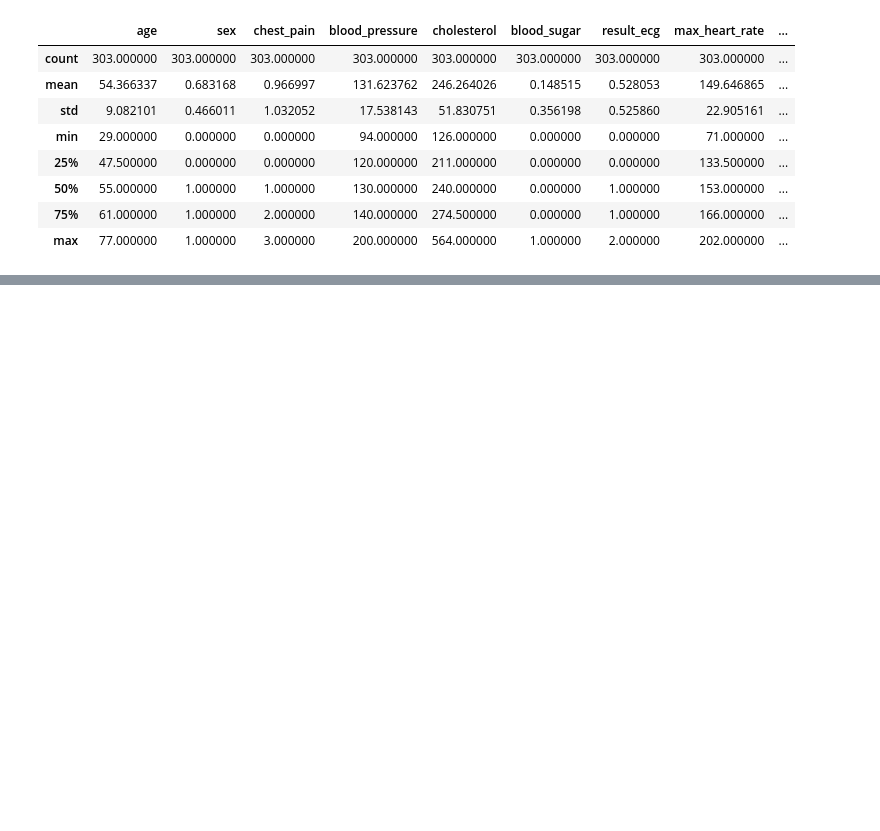
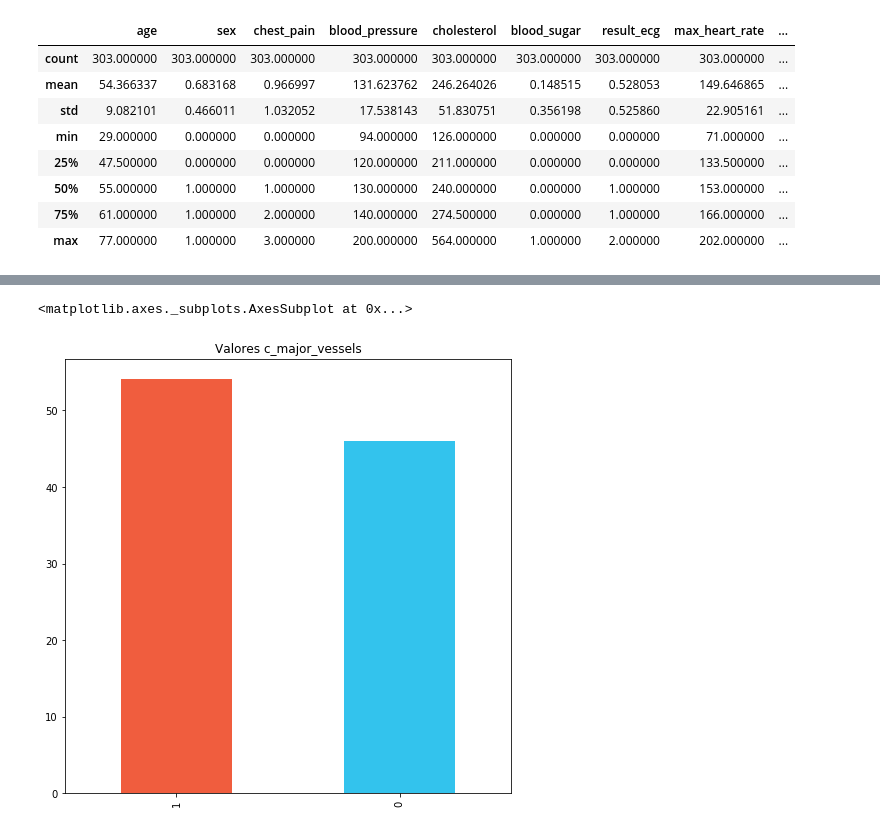
Before and after one commit to NicoMalta/ml_ucse, a Jupyter notebook: tp1_exploration.ipynb, the cells around one changed output, grey strips where cells are left out. Saved outputs shown, nothing was run; the diff lists cells and outputs as text; code cells hidden in the pictures; blank space fills up the shorter version.

```diff
--- a/tp1_exploration.ipynb
+++ b/tp1_exploration.ipynb
@@ -124,0 +140,4 @@ full.describe()
+# %%
+full = full[full.c_major_vessels != 4]
+
+full = full[full.thalassemia != 0]
@@ -142,0 +176,12 @@ dtype: int64
+# %%
+full['sex'][full['sex'] == 1] = 'male'
+full['sex'][full['sex'] == 0] = 'female'
+
+full['chest_pain'][full['chest_pain'] == 0] = 'typical_angina'
+full['chest_pain'][full['chest_pain'] == 1] = 'atypical_angina'
+full['chest_pain'][full['chest_pain'] == 2] = 'non-anginal_pain'
+full['chest_pain'][full['chest_pain'] == 3] = 'asymptomatic'
+
+full['thalassemia'][full['thalassemia'] == 1] = 'normal'
+full['thalassemia'][full['thalassemia'] == 2] = 'fixed_defect'
+full['thalassemia'][full['thalassemia'] == 3] = 'reversable_defect'
@@ -142,0 +199,4 @@ dtype: int64
+# %%
+full['sex'] = full['sex'].astype('object')
+full['chest_pain'] = full['chest_pain'].astype('object')
+full['thalassemia'] = full['thalassemia'].astype('object')
@@ -142,0 +205,2 @@ dtype: int64
+# %%
+full = pd.get_dummies(full)
@@ -142,0 +239,12 @@ dtype: int64
+# %%
+f,ax=plt.subplots(1,1,figsize=(8,8))
+ax.set_title('Valores c_major_vessels')
+
+
+(full.target.value_counts() / full.shape[0] * 100 ).plot.bar(ax=ax,color=["#F05D3E","#33C3ED"])
+
+
+#(train[(train.sex == 'female') & (train.survived == True)].has_children.value_counts().sort_index() / train[train.sex == 'female'].has_children.value_counts().sort_index()).plot.bar(ax=ax[2])
+# %% [output]
+<matplotlib.axes._subplots.AxesSubplot at 0x...>
+[figure, added]
```
Also changed, not shown: parts of 14 cells of this notebook.
